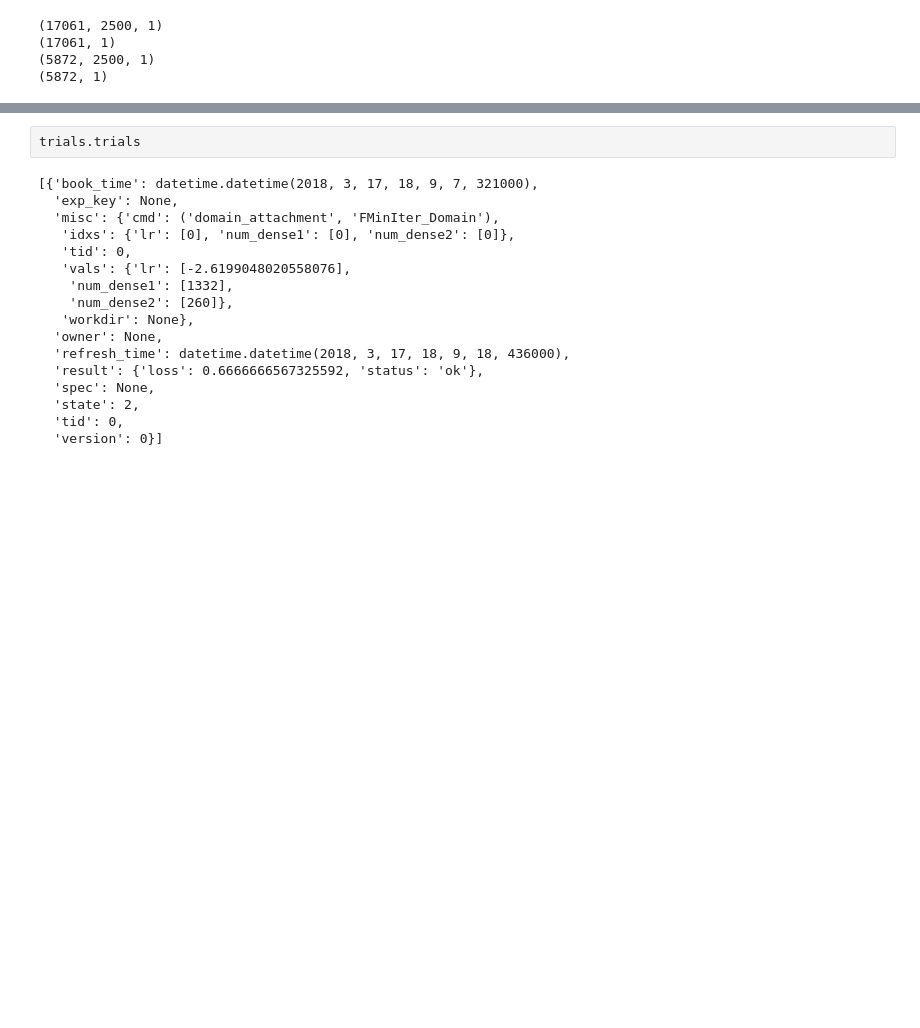
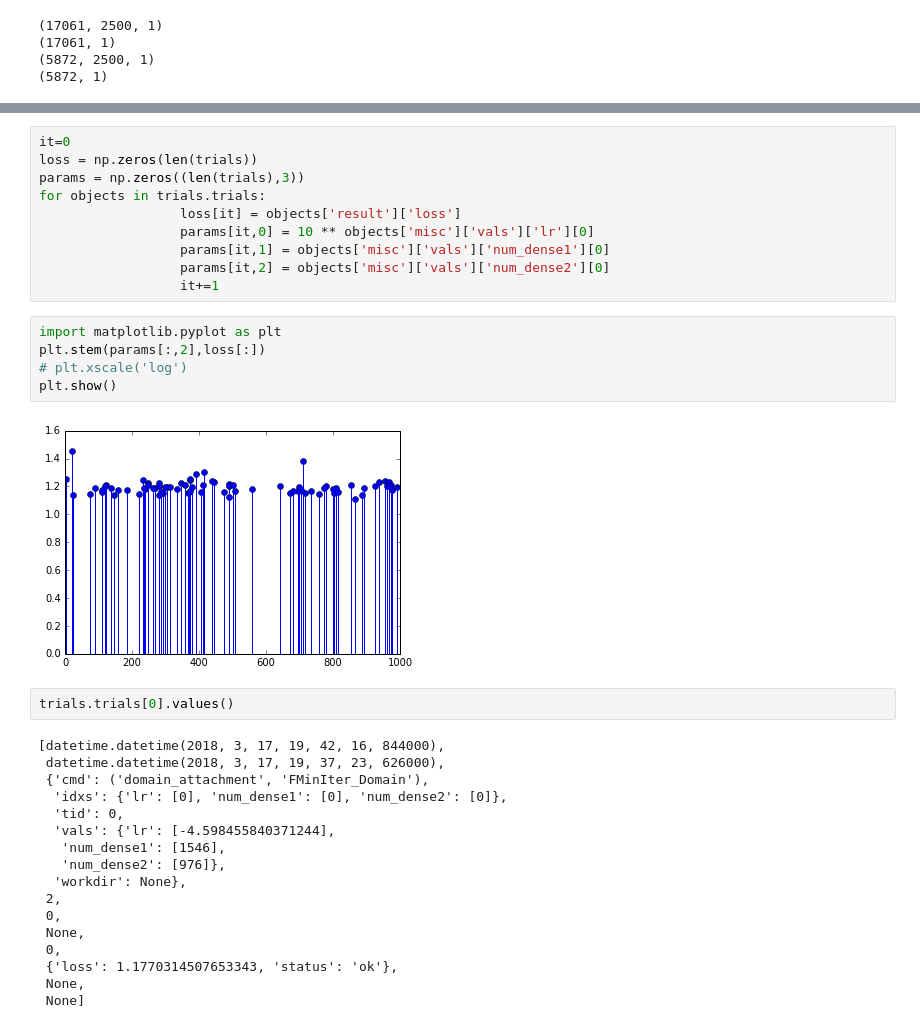
Before and after one commit to AhmedImtiazPrio/heartnetTransfer, a Jupyter notebook: hyperopt heartnetTransfer.ipynb, the cells around one changed output, grey strips where cells are left out. Saved outputs shown, nothing was run; the diff lists cells and outputs as text; blank space fills up the shorter version.

```diff
--- a/hyperopt heartnetTransfer.ipynb
+++ b/hyperopt heartnetTransfer.ipynb
@@ -223,19 +226,36 @@ Epoch 8/45
+# %%
+it=0
+loss = np.zeros(len(trials))
+params = np.zeros((len(trials),3))
+for objects in trials.trials:
+                  loss[it] = objects['result']['loss']
+                  params[it,0] = 10 ** objects['misc']['vals']['lr'][0]
+                  params[it,1] = objects['misc']['vals']['num_dense1'][0]
+                  params[it,2] = objects['misc']['vals']['num_dense2'][0]
+                  it+=1
+# %%
+import matplotlib.pyplot as plt
+plt.stem(params[:,2],loss[:])
+# plt.xscale('log')
+plt.show()
+# %% [output]
+[figure, added]
 # %%
-trials.trials
+trials.trials[0].values()
 # %% [output]
-[{'book_time': datetime.datetime(2018, 3, 17, 18, 9, 7, 321000),
-  'exp_key': None,
-  'misc': {'cmd': ('domain_attachment', 'FMinIter_Domain'),
-   'idxs': {'lr': [0], 'num_dense1': [0], 'num_dense2': [0]},
-   'tid': 0,
-   'vals': {'lr': [-2.6199048020558076],
-    'num_dense1': [1332],
-    'num_dense2': [260]},
-   'workdir': None},
-  'owner': None,
-  'refresh_time': datetime.datetime(2018, 3, 17, 18, 9, 18, 436000),
-  'result': {'loss': 0.6666666567325592, 'status': 'ok'},
-  'spec': None,
-  'state': 2,
+[datetime.datetime(2018, 3, 17, 19, 42, 16, 844000),
+ datetime.datetime(2018, 3, 17, 19, 37, 23, 626000),
+ {'cmd': ('domain_attachment', 'FMinIter_Domain'),
+  'idxs': {'lr': [0], 'num_dense1': [0], 'num_dense2': [0]},
   'tid': 0,
-  'version': 0}]
+  'vals': {'lr': [-4.598455840371244],
+   'num_dense1': [1546],
+   'num_dense2': [976]},
+  'workdir': None},
+ 2,
+ 0,
+ None,
+ 0,
+ {'loss': 1.1770314507653343, 'status': 'ok'},
+ None,
+ None]
```
Also changed, not shown: parts of 5 cells of this notebook, 6 other files.
